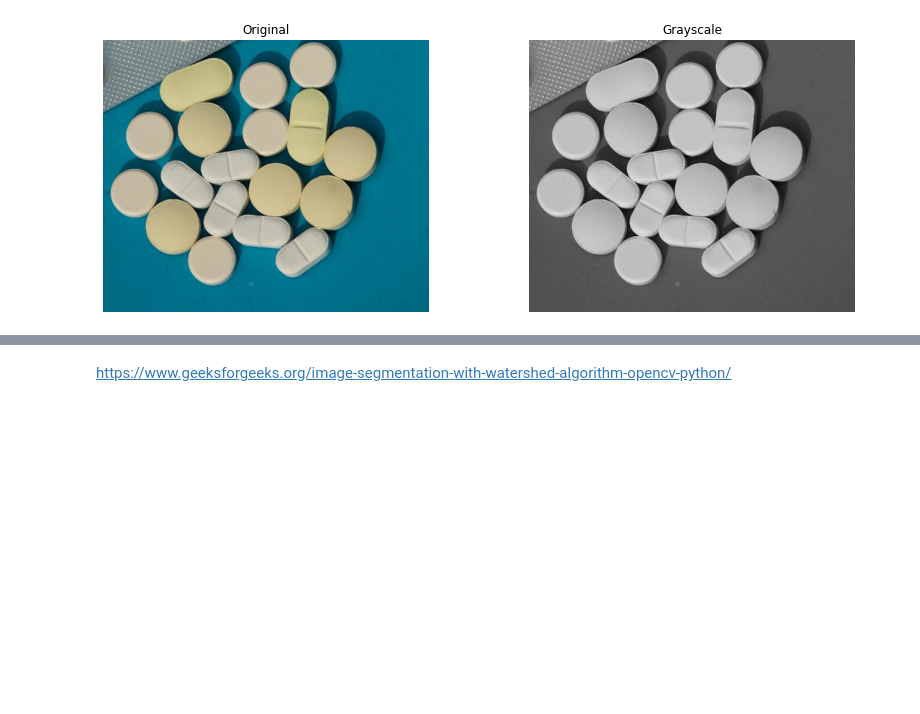
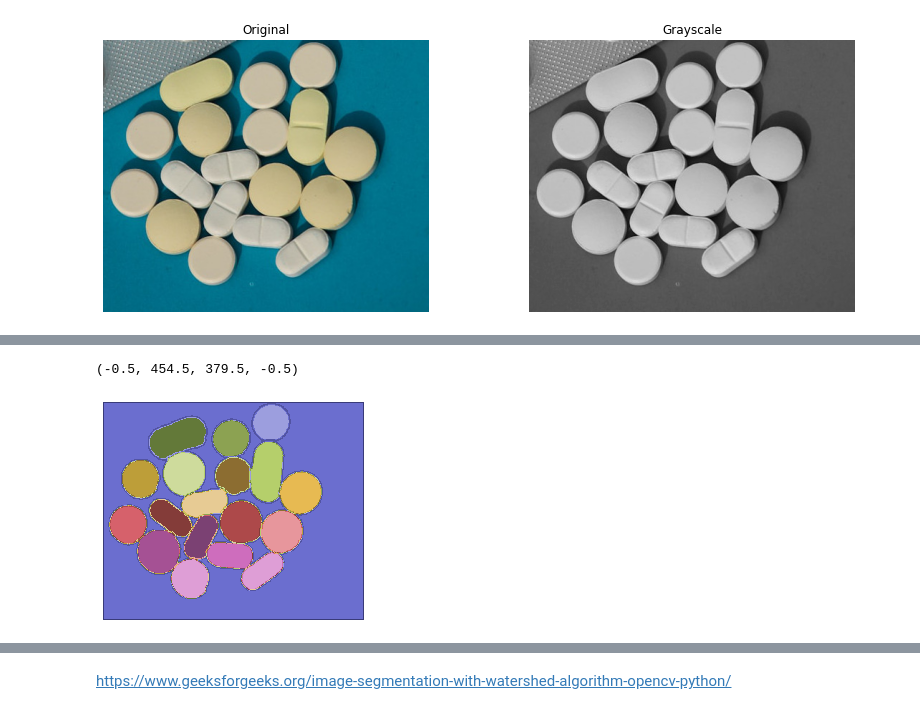
Before and after one commit to ivnlee/tec-mna-cv, a Jupyter notebook: final/watershed_segmentation.ipynb, the cells around one changed output, grey strips where cells are left out. Cells and saved outputs as stored; diff of their text form; code cells hidden in the pictures; blank space fills up the shorter version.

```diff
--- a/final/watershed_segmentation.ipynb
+++ b/final/watershed_segmentation.ipynb
@@ -45,0 +99,29 @@ plt.imshow(bin_img, cmap='gray')
+# %%
+# watershed Algorithm
+markers = cv.watershed(img, markers)
+
+
+labels = np.unique(markers)
+
+pills = []
+for label in labels[2:]:
+
+# Create a binary image in which only the area of the label is in the foreground
+#and the rest of the image is in the background
+    target = np.where(markers == label, 255, 0).astype(np.uint8)
+
+  # Perform contour extraction on the created binary image
+    contours, hierarchy = cv.findContours(
+        target, cv.RETR_EXTERNAL, cv.CHAIN_APPROX_SIMPLE
+    )
+    pills.append(contours[0])
+
+
+img = cv.drawContours(img, pills, -1, color=(0, 23, 223), thickness=2)
+
+# Draw the outline
+plt.imshow(markers, cmap="tab20b")
+plt.axis('off')
+# %% [output]
+(-0.5, 454.5, 379.5, -0.5)
+[figure, added]
```
Also changed, not shown: parts of 5 cells of this notebook.
